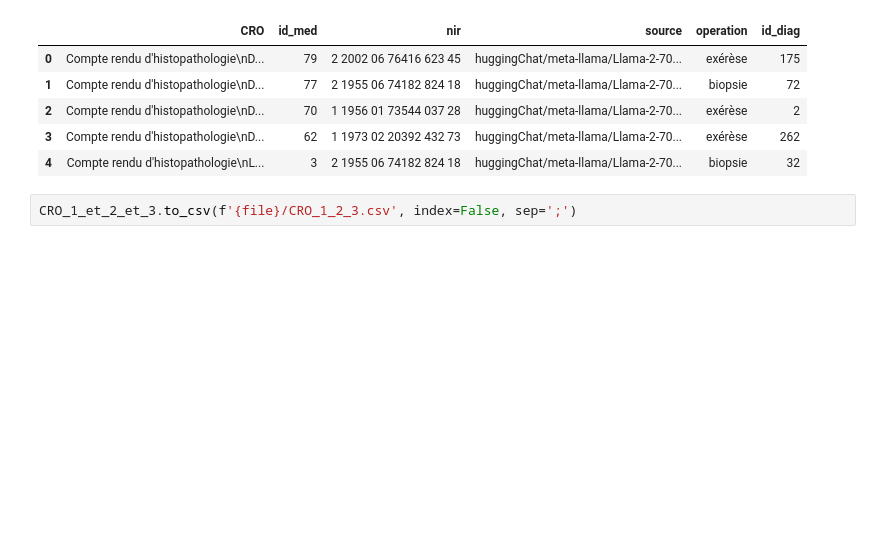
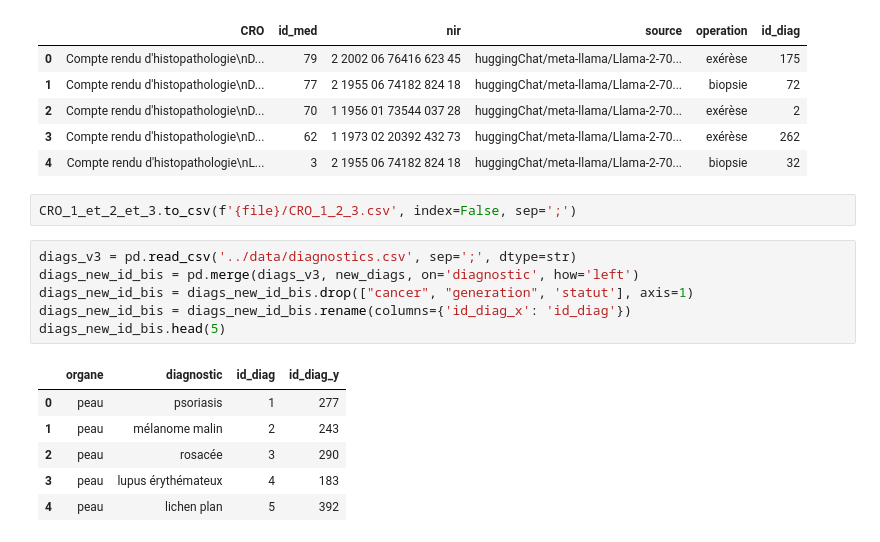
Before and after one commit to marcottemick/PCO, a Jupyter notebook: generate_data/verif.ipynb, the cells around one changed output. Drawn from its saved outputs; the diff is of its cells as text; blank space fills up the shorter version.

```diff
--- a/generate_data/verif.ipynb
+++ b/generate_data/verif.ipynb
@@ -134,3 +134,16 @@ CRO_1_et_2_et_3.head(5)
 | 4 | Compte rendu d'histopathologie\nL... | 3 | 2 1955 06 74182 824 18 | huggingChat/meta-llama/Llama-2-70... | biopsie | 32 |
 # %%
 CRO_1_et_2_et_3.to_csv(f'{file}/CRO_1_2_3.csv', index=False, sep=';')
+# %%
+diags_v3 = pd.read_csv('../data/diagnostics.csv', sep=';', dtype=str)
+diags_new_id_bis = pd.merge(diags_v3, new_diags, on='diagnostic', how='left')
+diags_new_id_bis = diags_new_id_bis.drop(["cancer", "generation", 'statut'], axis=1)
+diags_new_id_bis = diags_new_id_bis.rename(columns={'id_diag_x': 'id_diag'})
+diags_new_id_bis.head(5)
+# %% [output]
+|  | organe | diagnostic | id_diag | id_diag_y |
+| 0 | peau | psoriasis | 1 | 277 |
+| 1 | peau | mélanome malin | 2 | 243 |
+| 2 | peau | rosacée | 3 | 290 |
+| 3 | peau | lupus érythémateux | 4 | 183 |
+| 4 | peau | lichen plan | 5 | 392 |
```
Also changed, not shown: parts of 4 cells of this notebook, 16 other files.
